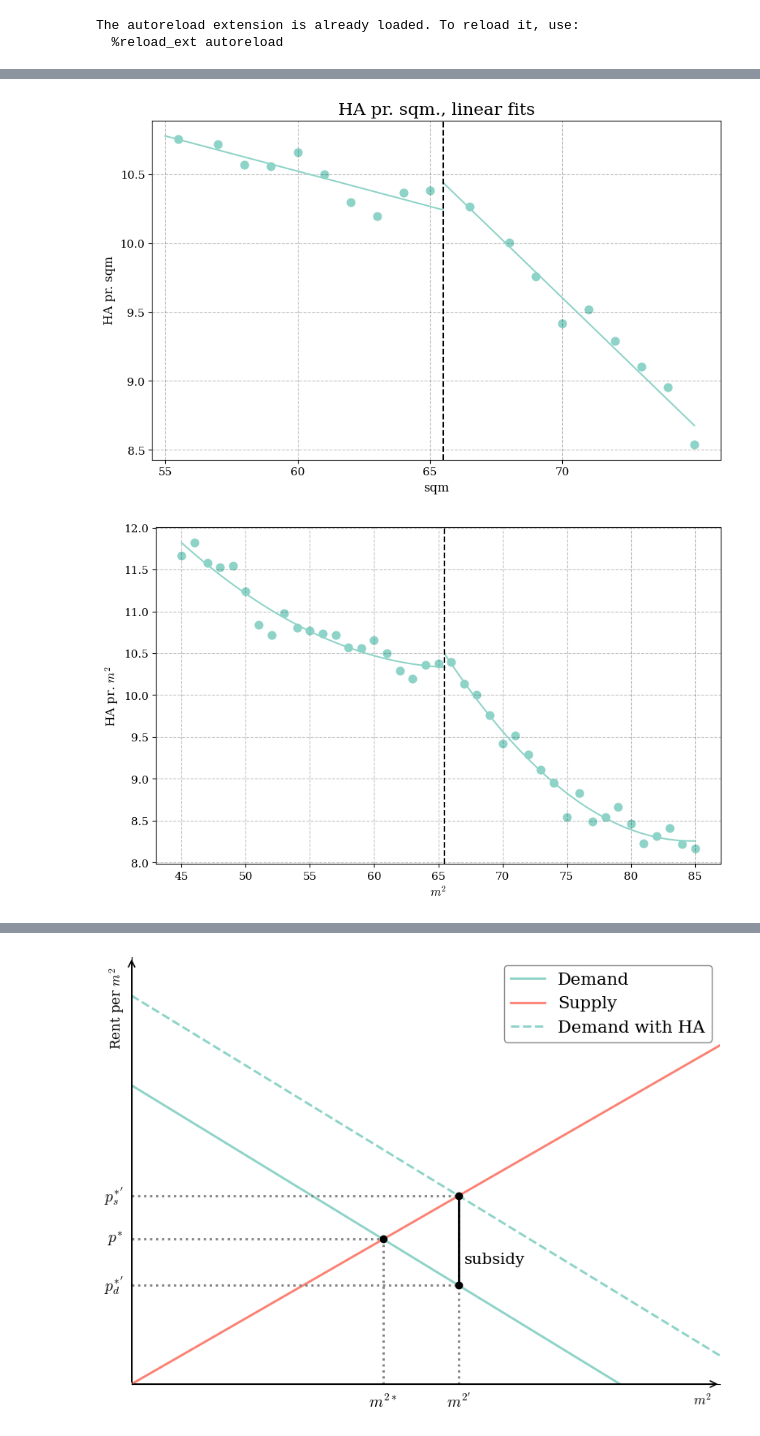
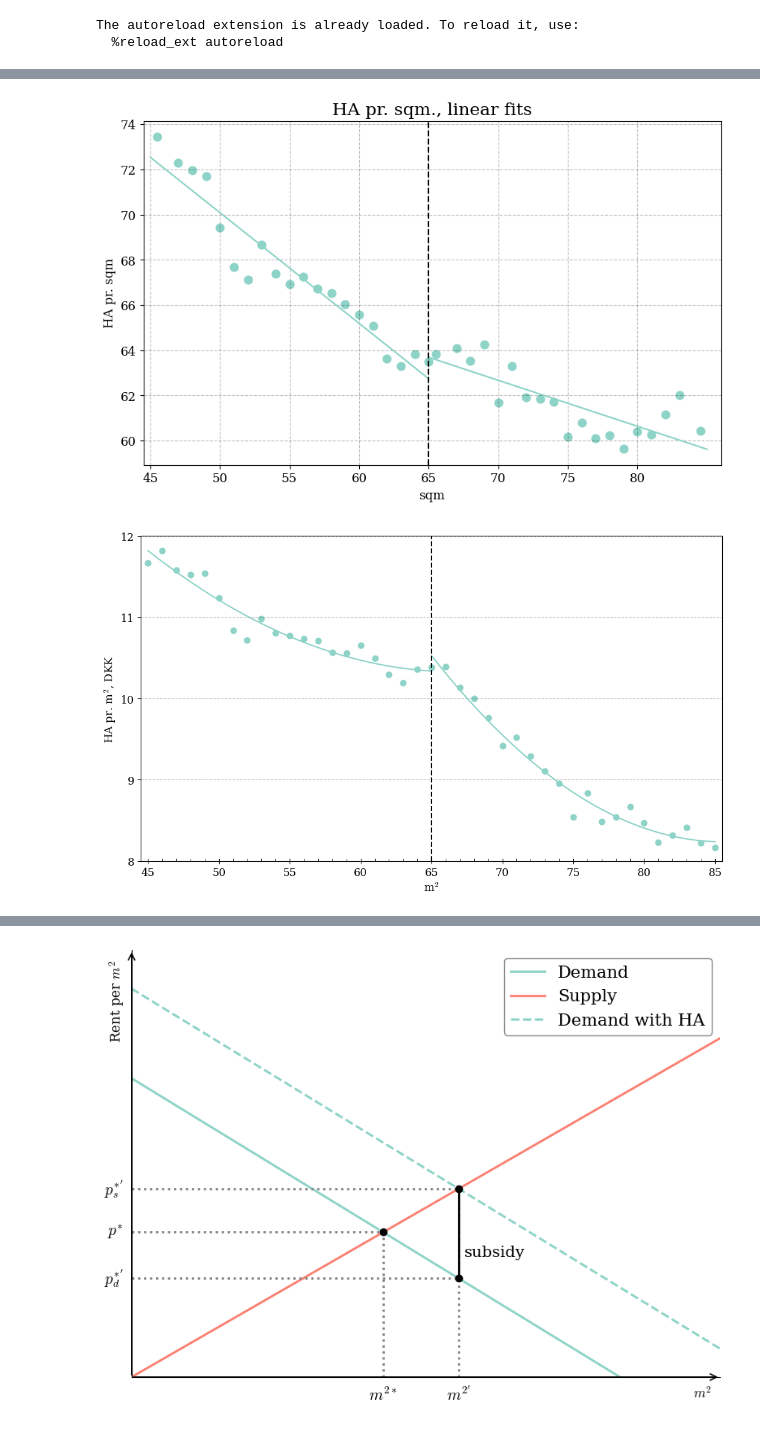
Before and after one commit to HansHoltenAndersen/Bachelor, a Jupyter notebook: Plots.ipynb, the cells around one changed output, grey strips where cells are left out. Cells and saved outputs as stored; diff of their text form; code cells hidden in the pictures.

```diff
--- a/Plots.ipynb
+++ b/Plots.ipynb
@@ -124,11 +105,11 @@ plt.show()
 # %%
-# First stage plot with polynomial (p=2) fits
+# First stage plot with linear (p=1) fits
 
-bw = 10
+bw = 20
 
 # --- 1. Subset for RD window ---
 df_left = df[(df['sqm'] >= 65 - bw) & (df['sqm'] <= 65)].copy()
-df_right = df[(df['sqm'] >= 66) & (df['sqm'] <= 65 + bw)].copy()
+df_right = df[(df['sqm'] >= 65) & (df['sqm'] <= 65 + bw)].copy()
 
 # --- 2. Binscatter means ---
 def binscatter(data, x, y, bins=bw*2):
@@ -137,8 +118,8 @@ def binscatter(data, x, y, bins=bw*2):
     out = data.groupby('bin').agg(mean_x=(x, 'mean'), mean_y=(y, 'mean')).dropna()
     return out
 
-bin_left = binscatter(df_left, 'sqm', 'bs_per_sqm', bins=bw)
-bin_right = binscatter(df_right, 'sqm', 'bs_per_sqm', bins=bw-1)
+bin_left = binscatter(df_left, 'sqm', 'rent_per_sqm', bins=bw)
+bin_right = binscatter(df_right, 'sqm', 'rent_per_sqm', bins=bw-1)
 
 # --- 3. Two separate regressions ---
 def linreg(df_bin):
@@ -158,17 +139,17 @@ plt.scatter(bin_left['mean_x'], bin_left['mean_y'], s=60, color = colors[0])
 plt.scatter(bin_right['mean_x'], bin_right['mean_y'], s=60, color = colors[0])
 
 # left regression line
-xL = np.linspace(df_left['sqm'].min(), df_left['sqm'].max()+0.5, 100)
+xL = np.linspace(df_left['sqm'].min(), df_left['sqm'].max(), 100)
 yL = a_L + b_L * xL
 plt.plot(xL, yL, color = colors[0])
 
 # right regression line
-xR = np.linspace(df_right['sqm'].min()-0.5, df_right['sqm'].max(), 100)
+xR = np.linspace(df_right['sqm'].min(), df_right['sqm'].max(), 100)
 yR = a_R + b_R * xR
 plt.plot(xR, yR, color = colors[0])
 
 # --- 5. Cutoff line ---
-cut = (65 + 66) / 2
+cut = 65
 plt.axvline(x=cut, linestyle='--', color='black')
 
 # Aesthetics
@@ -181,7 +162,7 @@ plt.xlim(65 - bw - .5, 65 + bw + 1)
 
 plt.show()
 # %% [output]
-[figure, old version]
+[figure, new version]
 # %%
 # First stage plot with polynomial (p=2) fits
 
@@ -189,7 +170,7 @@ bw = 20
 
 # --- 1. Subset for RD window (55–75 sqm, change if needed) ---
 df_left = df[(df['sqm'] >= 65 - bw) & (df['sqm'] <= 65)].copy()
-df_right = df[(df['sqm'] >= 66) & (df['sqm'] <= 65 + bw)].copy()
+df_right = df[(df['sqm'] >= 65) & (df['sqm'] <= 65 + bw)].copy()
 
 # --- 2. Binscatter helper ---
 def binscatter(data, x, y, bins=bw*2):
@@ -216,42 +197,54 @@ model_R = poly_reg(bin_right)
 # Extract coefficients
 a_L = model_L.params['const']
 b_L1 = model_L.params['mean_x']
 b_L2 = model_L.params['x2']
 
 a_R = model_R.params['const']
 b_R1 = model_R.params['mean_x']
 b_R2 = model_R.params['x2']
 
 # --- 4. Plot binscatter + polynomial fit ---
 plt.figure(figsize=(10,6))
 
 # Scatter points (binned means)
-plt.scatter(bin_left['mean_x'], bin_left['mean_y'], s=60, color = colors[0])
-plt.scatter(bin_right['mean_x'], bin_right['mean_y'], s=60, color = colors[0])
+plt.scatter(bin_left['mean_x'], bin_left['mean_y'], s=40, color = colors[0])
+plt.scatter(bin_right['mean_x'], bin_right['mean_y'], s=40, color = colors[0])
 
 # Left polynomial line
-xL = np.linspace(df_left['sqm'].min(), df_left['sqm'].max()+0.5, 100)
+xL = np.linspace(df_left['sqm'].min(), df_left['sqm'].max(), 100)
 yL = a_L + b_L1*xL + b_L2*xL**2
 plt.plot(xL, yL, color = colors[0])
 
 # Right polynomial line
-xR = np.linspace(df_right['sqm'].min()-0.5, df_right['sqm'].max(), 100)
+xR = np.linspace(df_right['sqm'].min(), df_right['sqm'].max(), 100)
 yR = a_R + b_R1*xR + b_R2*xR**2
 plt.plot(xR, yR, color = colors[0])
 
 # --- Cutoff line ---
-cut = (65 + 66) / 2  # halfway between bins
+cut = 65  # halfway between bins
 plt.axvline(x=cut, linestyle='--', color='black')
 
 # Formatting
-plt.xlabel('$m^2$')
-plt.ylabel('HA pr. $m^2$')
+plt.xlabel('m$^2$')
+plt.ylabel('HA pr. m$^2$, DKK')
 plt.title('')
-plt.xticks(np.arange(65 - bw, 65 + bw + 0.5, 5))
-#plt.xlim(65 - bw - .5, 65 + bw + .5)
-#plt.ylim(8, 11)
-#plt.yticks(np.arange(8, 11.0001, 1))
 
+#x-axis ticks
+plt.xlim(65 - bw - .5, 65 + bw + 0.5)
+ax = plt.gca()
+ax.xaxis.set_major_locator(ticker.MultipleLocator(5))
+ax.xaxis.set_minor_locator(ticker.MultipleLocator(1))
+ax.tick_params(axis='x', which='major', length=6, direction='inout')   # long ticks
+ax.tick_params(axis='x', which='minor', length=3, direction='in')   # short ticks
+
+#y-axis ticks
+plt.ylim(8, 12)
+plt.yticks(np.arange(8, 12.01, 1))
+
+# only horizontal lines
+plt.grid(axis='x')
+
+plt.tight_layout()
 plt.show()
 # %% [output]
-[figure, old version]
+[figure, new version]
```
Also changed, not shown: parts of 11 cells of this notebook.
